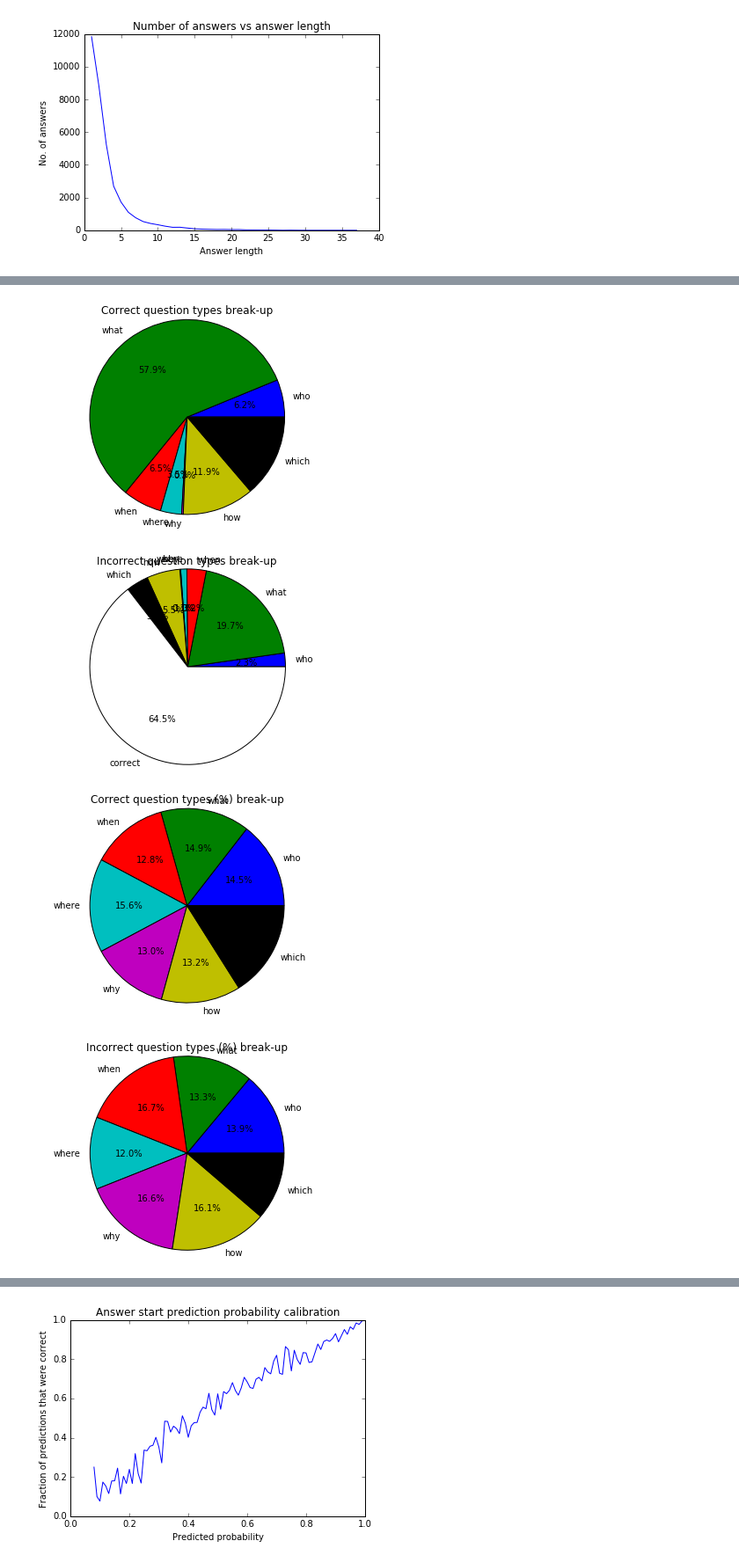
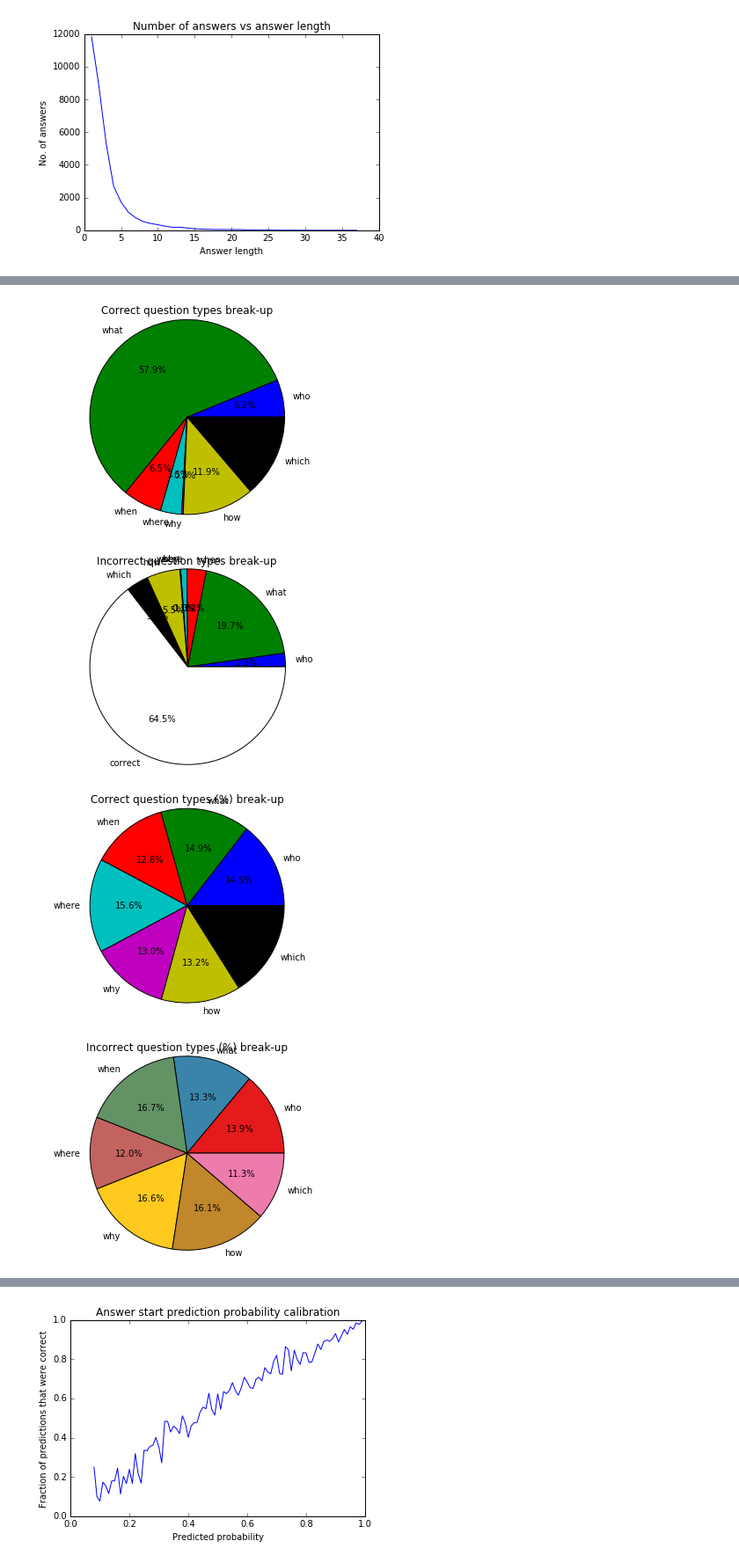
Before and after one commit to anantsubramanian/q-net, a Jupyter notebook: match_lstm_ptr/error_analysis.ipynb, the cells around one changed output, grey strips where cells are left out. Shown at 88% size. Saved outputs shown, nothing was run; the diff lists cells and outputs as text; code cells hidden in the pictures.

Commit message:
MatchLSTM error analysis: Pie chart colors update

```diff
--- a/match_lstm_ptr/error_analysis.ipynb
+++ b/match_lstm_ptr/error_analysis.ipynb
@@ -278,6 +279,7 @@ labels = ["who", "what", "when", "where", "why", "how", "which"]
 totals = [0, 0, 0, 0, 0, 0, 0]
 corrects = [0, 0, 0, 0, 0, 0, 0]
 incorrects = [0, 0, 0, 0, 0, 0, 0]
+cs=cm.Set1(np.arange(7)/7.)
 
 for qid in predicted_f1s:
     for i, label in enumerate(labels):
@@ -297,35 +299,35 @@ plt.show()
 fig1, ax1 = plt.subplots()
 ax1.pie(corrects, labels=labels, autopct='%1.1f%%')
 ax1.axis('equal')
 plt.title("Correct question types break-up")
 plt.show()
 
 
 fig1, ax1 = plt.subplots()
 ax1.pie(incorrects + [sum(corrects)], labels=labels + ["correct"], autopct='%1.1f%%')
 ax1.axis('equal')
 plt.title("Incorrect question types break-up")
 plt.show()
 
 totals, corrects, incorrects = \
     np.array(totals).astype(np.float32), np.array(corrects), np.array(incorrects)
 fig1, ax1 = plt.subplots()
 ax1.pie(corrects/totals, labels=labels, autopct='%1.1f%%')
 ax1.axis('equal')
 plt.title("Correct question types (%) break-up")
 plt.show()
 
 fig1, ax1 = plt.subplots()
-ax1.pie(incorrects/totals, labels=labels, autopct='%1.1f%%')
+ax1.pie(incorrects/totals, labels=labels, autopct='%1.1f%%', colors=cs)
 ax1.axis('equal')
 plt.title("Incorrect question types (%) break-up")
 plt.show()
 # %% [output]
 [figure]
 [figure]
 [figure]
 [figure]
-[figure, old version]
+[figure, new version]
 # %%
 any_oov = 0
 all_oov = 0
```
Also changed, not shown: parts of 2 cells of this notebook.
